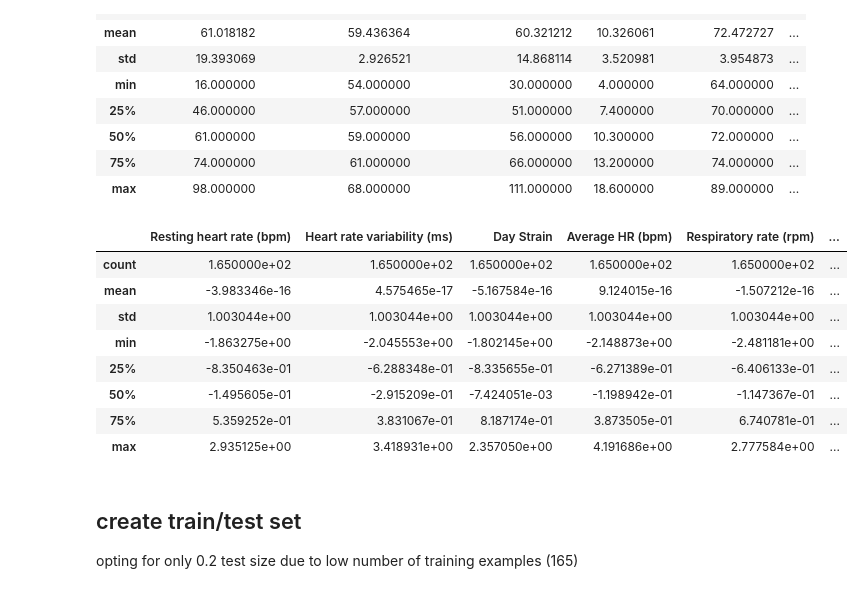
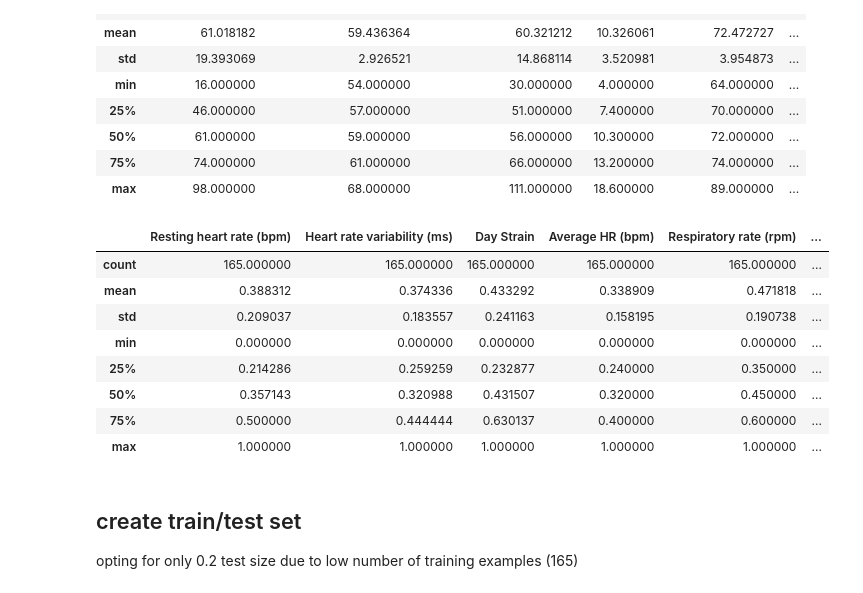
Before and after one commit to mawlodarski/whoop_recovery_predictor, a Jupyter notebook: code/lin_reg_model.ipynb, the cells around one changed output. Cells and saved outputs as stored; diff of their text form; code cells hidden in the pictures.

```diff
--- a/code/lin_reg_model.ipynb
+++ b/code/lin_reg_model.ipynb
@@ -32,30 +32,31 @@ df.describe()
 | max | 98.000000 | 68.000000 | 111.000000 | 18.600000 | 89.000000 | ... |
 # %%
 #have to do this in model notebook not data prep notebook to make predictions
-from sklearn.preprocessing import StandardScaler
-scaler = StandardScaler()
+from sklearn.preprocessing import StandardScaler, MinMaxScaler
+#scaler = StandardScaler()
+scaler = MinMaxScaler((0,1))
 
 #x, y definition (recovery score is target variable y)
 #scale features
 features = [f for f in df.columns.to_list() if f != "Recovery score %"]
 x, y = df[features], df["Recovery score %"]
 x_scaled = scaler.fit_transform(x)
 
 scaled_df = pd.DataFrame(x_scaled, columns=features)
 #add target y back
 scaled_df = pd.concat([scaled_df, y], axis=1)
 scaled_df.to_csv("../data/feature_table.csv")
 scaled_df.describe() #look for mean of 0 and std of 1
 # %% [output]
 |  | Resting heart rate (bpm) | Heart rate variability (ms) | Day Strain | Average HR (bpm) | Respiratory rate (rpm) | ... |
-| count | 1.650000e+02 | 1.650000e+02 | 1.650000e+02 | 1.650000e+02 | 1.650000e+02 | ... |
-| mean | -3.983346e-16 | 4.575465e-17 | -5.167584e-16 | 9.124015e-16 | -1.507212e-16 | ... |
-| std | 1.003044e+00 | 1.003044e+00 | 1.003044e+00 | 1.003044e+00 | 1.003044e+00 | ... |
-| min | -1.863275e+00 | -2.045553e+00 | -1.802145e+00 | -2.148873e+00 | -2.481181e+00 | ... |
-| 25% | -8.350463e-01 | -6.288348e-01 | -8.335655e-01 | -6.271389e-01 | -6.406133e-01 | ... |
-| 50% | -1.495605e-01 | -2.915209e-01 | -7.424051e-03 | -1.198942e-01 | -1.147367e-01 | ... |
-| 75% | 5.359252e-01 | 3.831067e-01 | 8.187174e-01 | 3.873505e-01 | 6.740781e-01 | ... |
-| max | 2.935125e+00 | 3.418931e+00 | 2.357050e+00 | 4.191686e+00 | 2.777584e+00 | ... |
+| count | 165.000000 | 165.000000 | 165.000000 | 165.000000 | 165.000000 | ... |
+| mean | 0.388312 | 0.374336 | 0.433292 | 0.338909 | 0.471818 | ... |
+| std | 0.209037 | 0.183557 | 0.241163 | 0.158195 | 0.190738 | ... |
+| min | 0.000000 | 0.000000 | 0.000000 | 0.000000 | 0.000000 | ... |
+| 25% | 0.214286 | 0.259259 | 0.232877 | 0.240000 | 0.350000 | ... |
+| 50% | 0.357143 | 0.320988 | 0.431507 | 0.320000 | 0.450000 | ... |
+| 75% | 0.500000 | 0.444444 | 0.630137 | 0.400000 | 0.600000 | ... |
+| max | 1.000000 | 1.000000 | 1.000000 | 1.000000 | 1.000000 | ... |
 # %% [markdown]
 ## create train/test set
 
```
Also changed, not shown: parts of 11 cells of this notebook, 2 other files.
